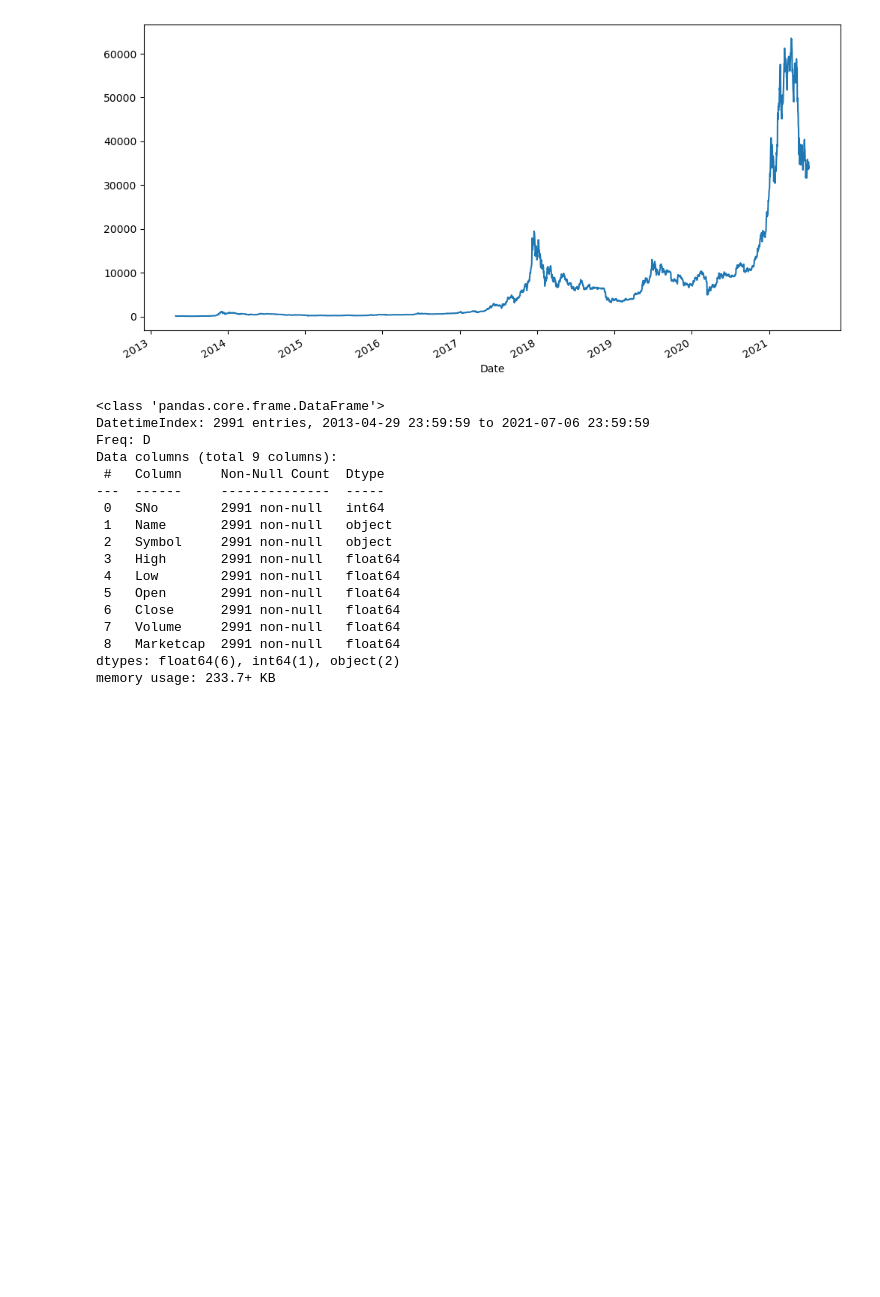
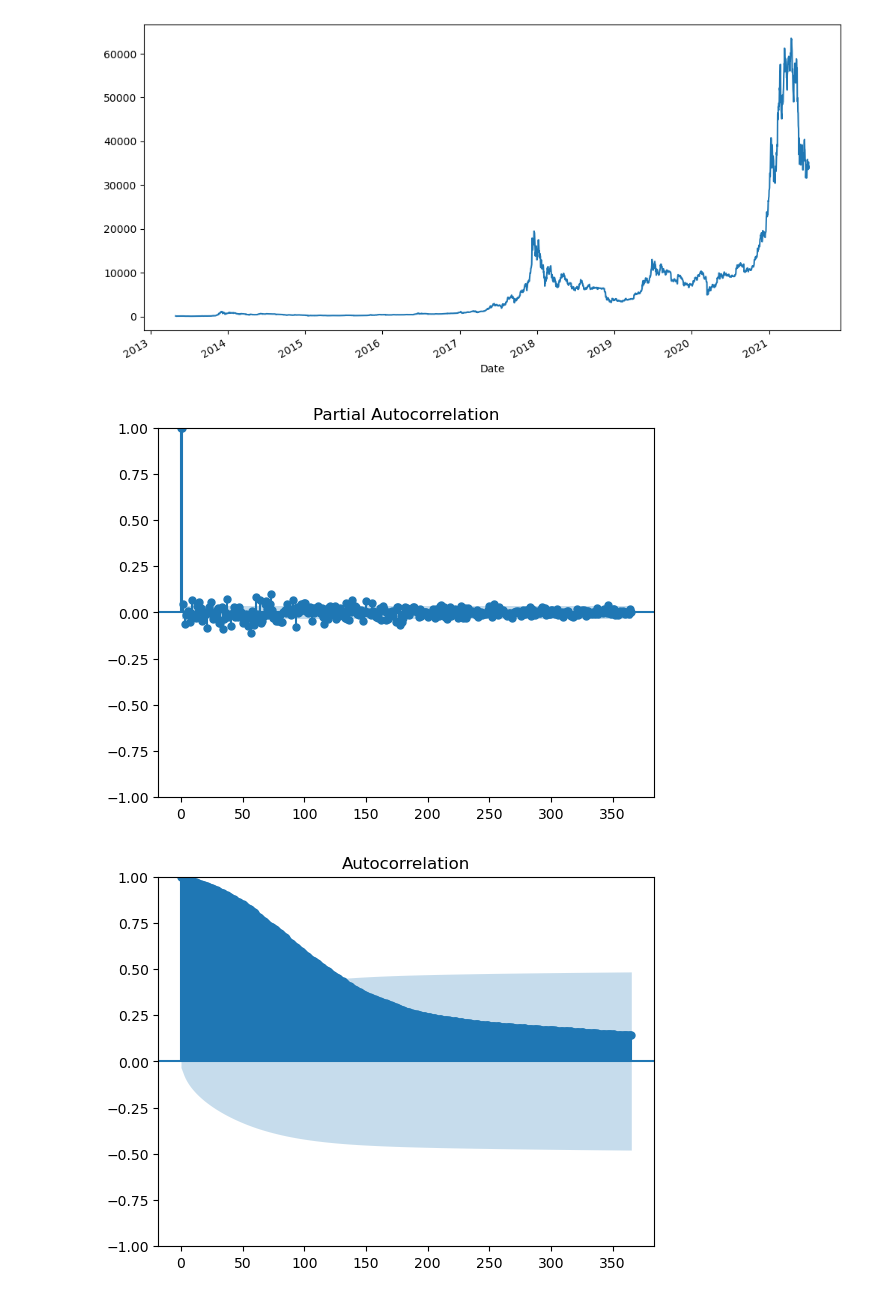
Before and after one commit to LethalDriver/Time-Series-Analysis-Lab, a Jupyter notebook: project_crypto.ipynb, the cells around one changed output. Saved outputs shown, nothing was run; the diff lists cells and outputs as text; code cells hidden in the pictures; blank space fills up the shorter version.

```diff
--- a/project_crypto.ipynb
+++ b/project_crypto.ipynb
@@ -37,23 +37,11 @@ bitcoin['Close'].plot(figsize=(12, 6))
 # %% [output]
 <Axes: xlabel='Date'>
 [figure]
-# %%
-bitcoin.info()
-# %% [output]
-<class 'pandas.core.frame.DataFrame'>
-DatetimeIndex: 2991 entries, 2013-04-29 23:59:59 to 2021-07-06 23:59:59
-Freq: D
-Data columns (total 9 columns):
- #   Column     Non-Null Count  Dtype
----  ------     --------------  -----
- 0   SNo        2991 non-null   int64
- 1   Name       2991 non-null   object
- 2   Symbol     2991 non-null   object
- 3   High       2991 non-null   float64
- 4   Low        2991 non-null   float64
- 5   Open       2991 non-null   float64
- 6   Close      2991 non-null   float64
- 7   Volume     2991 non-null   float64
- 8   Marketcap  2991 non-null   float64
-dtypes: float64(6), int64(1), object(2)
-memory usage: 233.7+ KB
+# %%
+from statsmodels.graphics.tsaplots import plot_acf, plot_pacf
+
+plot_acf(bitcoin['Close'], lags=365)
+plot_pacf(bitcoin['Close'], lags=365)
+# %% [output]
+[figure, added]
+[figure, added]
```
Also changed, not shown: parts of 9 cells of this notebook, 1 other file.
